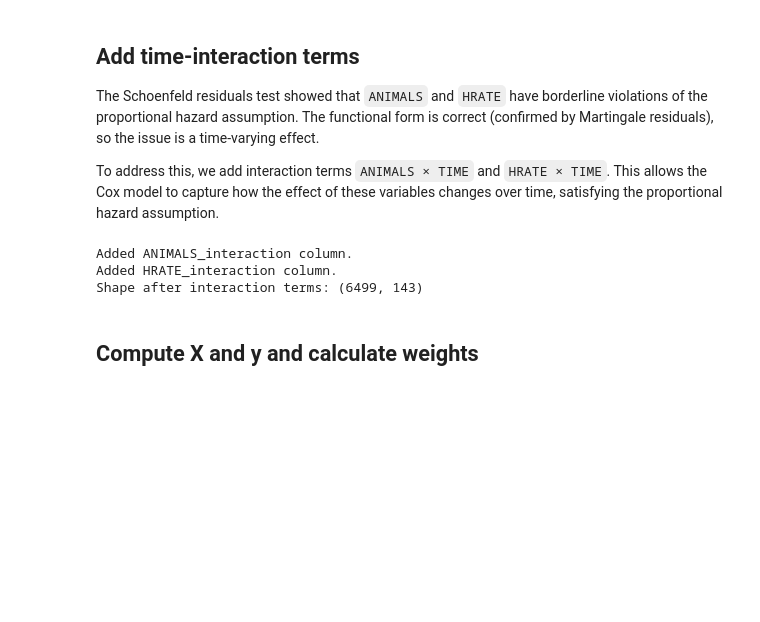
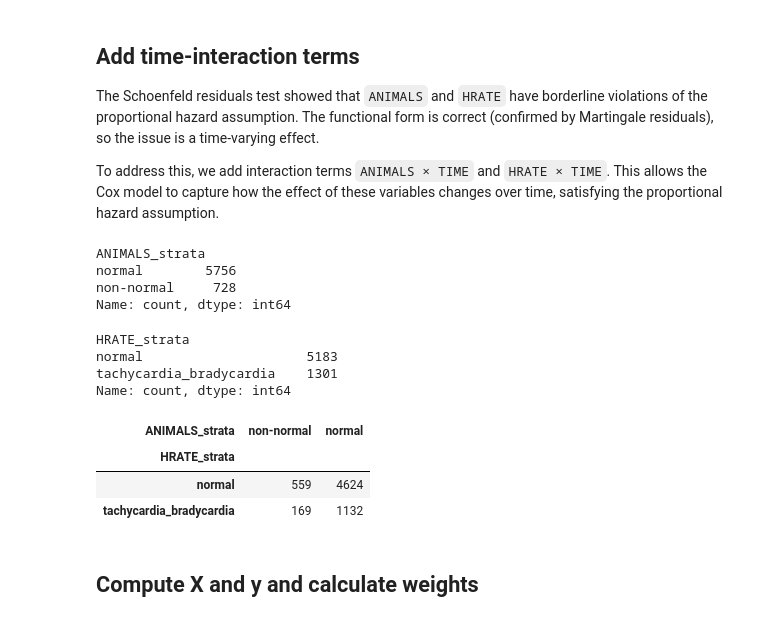
Before and after one commit to mariik4/survival_analysis_of_mci, a Jupyter notebook: notebooks/6-cox-model.tunning.ipynb, the cells around one changed output. Cells and saved outputs as stored; diff of their text form; code cells hidden in the pictures; blank space fills up the shorter version.

```diff
--- a/notebooks/6-cox-model.tunning.ipynb
+++ b/notebooks/6-cox-model.tunning.ipynb
@@ -51,15 +52,26 @@ term_interactions_cols = ['ANIMALS', 'HRATE']
-# %%
-for col in term_interactions_cols:
-    if col in train_df.columns:
-        train_df[f'{col}_interaction'] = train_df[col] * train_df[SURVIVAL_TIME_COL]
-        print(f"Added {col}_interaction column.")
-    else:
-        term_interactions_cols.remove(col)
-        print(f"{col} column not found in train_df — skipping interaction term")
-# %% [output]
-Added ANIMALS_interaction column.
-Added HRATE_interaction column.
-Shape after interaction terms: (6499, 143)
+# %%
+train_df = define_strata(train_df)
+# %%
+train_df["ANIMALS_strata"].value_counts()
+# %% [output]
+ANIMALS_strata
+normal        5756
+non-normal     728
+Name: count, dtype: int64
+# %%
+train_df["HRATE_strata"].value_counts()
+# %% [output]
+HRATE_strata
+normal                     5183
+tachycardia_bradycardia    1301
+Name: count, dtype: int64
+# %%
+pd.crosstab(train_df['HRATE_strata'],train_df['ANIMALS_strata'])
+# %% [output]
+| ANIMALS_strata | non-normal | normal |
+| HRATE_strata |  |  |
+| normal | 559 | 4624 |
+| tachycardia_bradycardia | 169 | 1132 |
 # %% [markdown]
 ## Compute X and y and calculate weights
 # %%
```
Also changed, not shown: parts of 25 cells of this notebook, 26 other files.
